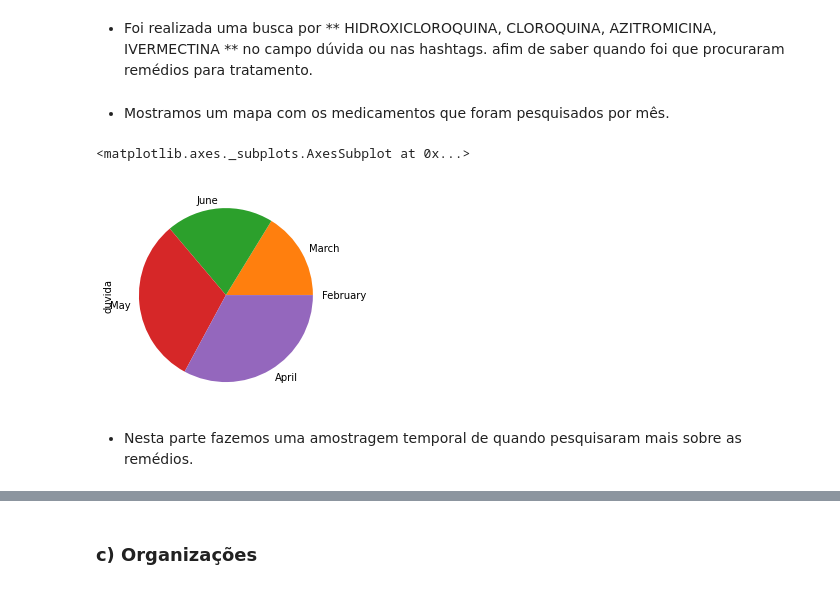
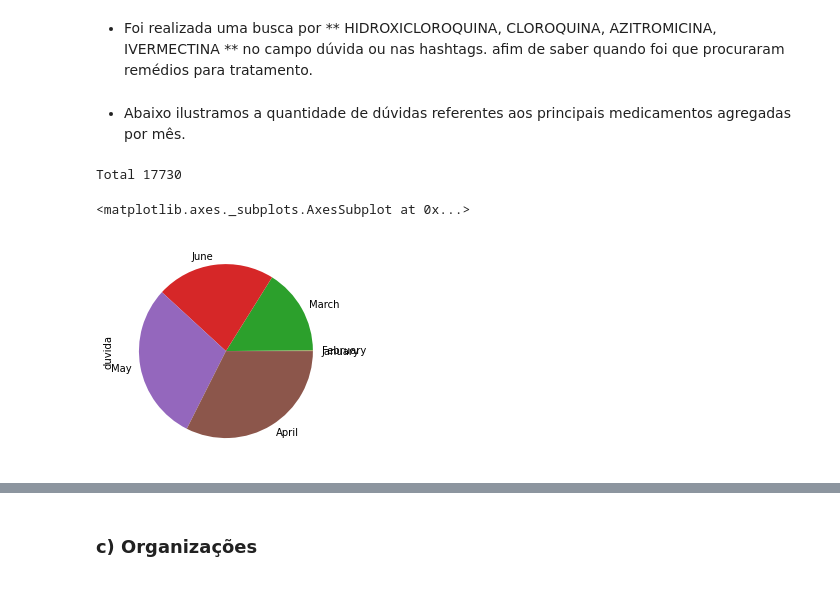
Before and after one commit to bmnds/uea-data-science-02-python-programming, a Jupyter notebook: trabalho_final.ipynb, the cells around one changed output, grey strips where cells are left out. Saved outputs shown, nothing was run; the diff lists cells and outputs as text; code cells hidden in the pictures.

```diff
--- a/trabalho_final.ipynb
+++ b/trabalho_final.ipynb
@@ -393,13 +395,13 @@ DoencaDB.data.hist()
 ### b) Medicamento
 # %% [markdown]
 - Foi realizada uma busca por ** HIDROXICLOROQUINA, CLOROQUINA, AZITROMICINA, IVERMECTINA ** no campo dúvida ou nas hashtags. afim de saber quando foi que procuraram remédios para tratamento.
-# %% [markdown]
-- Mostramos um mapa com os medicamentos que foram pesquisados por mês.
+# %% [markdown]
+- Abaixo ilustramos a quantidade de dúvidas referentes aos principais medicamentos agregadas por mês.
 # %%
-MedicamentoDB = find_in_question_or_hashtag('HIDROXICLOROQUINA|CLOROQUINA|AZITROMICINA|IVERMECTINA')
+MedicamentoDB = find_in_question_or_hashtag('CLOROQUINA|AZITROMICINA|IVERMECTINA')
+print('Total ' + str(MedicamentoDB.data.count()))
 MedicamentoDB.groupby(MedicamentoDB.data.dt.month_name())['duvida'].count().sort_values().plot(kind='pie')
 # %% [output]
-<matplotlib.axes._subplots.AxesSubplot at 0x...>
+Total 17730
+<matplotlib.axes._subplots.AxesSubplot at 0x...>
-[figure, old version]
+[figure, new version]
-# %% [markdown]
-- Nesta parte fazemos uma amostragem temporal de quando pesquisaram mais sobre as remédios.
```
Also changed, not shown: parts of 23 cells of this notebook.
